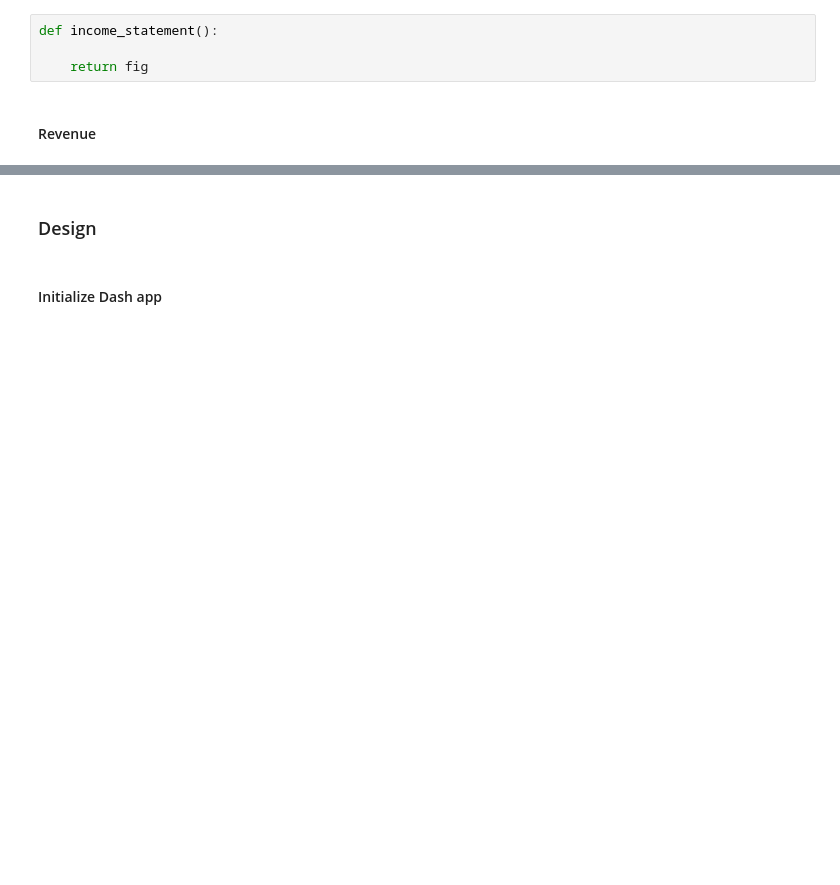
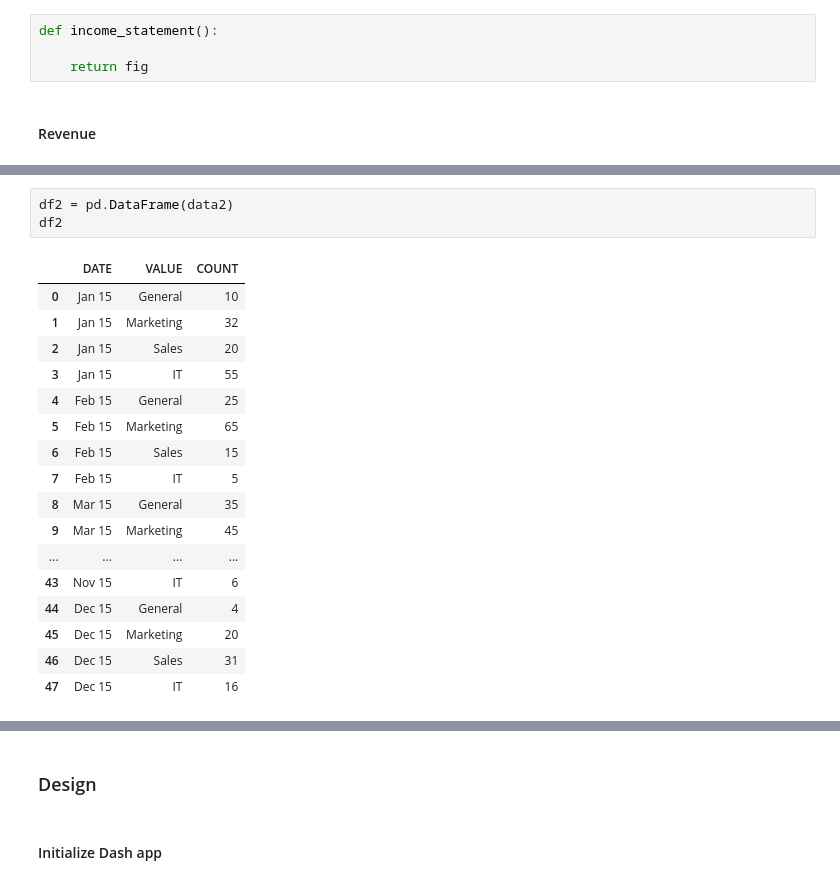
Before and after one commit to jupyter-naas/summer-dashboarding, a Jupyter notebook: dashboards/2-Financial consolidation/financial-consolidation.ipynb, the cells around one changed output, grey strips where cells are left out. Drawn from its saved outputs; the diff is of its cells as text; blank space fills up the shorter version.

```diff
--- a/dashboards/2-Financial consolidation/financial-consolidation.ipynb
+++ b/dashboards/2-Financial consolidation/financial-consolidation.ipynb
@@ -311,0 +262,21 @@ def create_multichart(df2,
+# %%
+df2 = pd.DataFrame(data2)
+df2
+# %% [output]
+|  | DATE | VALUE | COUNT |
+| 0 | Jan 15 | General | 10 |
+| 1 | Jan 15 | Marketing | 32 |
+| 2 | Jan 15 | Sales | 20 |
+| 3 | Jan 15 | IT | 55 |
+| 4 | Feb 15 | General | 25 |
+| 5 | Feb 15 | Marketing | 65 |
+| 6 | Feb 15 | Sales | 15 |
+| 7 | Feb 15 | IT | 5 |
+| 8 | Mar 15 | General | 35 |
+| 9 | Mar 15 | Marketing | 45 |
+| ... | ... | ... | ... |
+| 43 | Nov 15 | IT | 6 |
+| 44 | Dec 15 | General | 4 |
+| 45 | Dec 15 | Marketing | 20 |
+| 46 | Dec 15 | Sales | 31 |
+| 47 | Dec 15 | IT | 16 |
```
Also changed, not shown: parts of 14 cells of this notebook.
